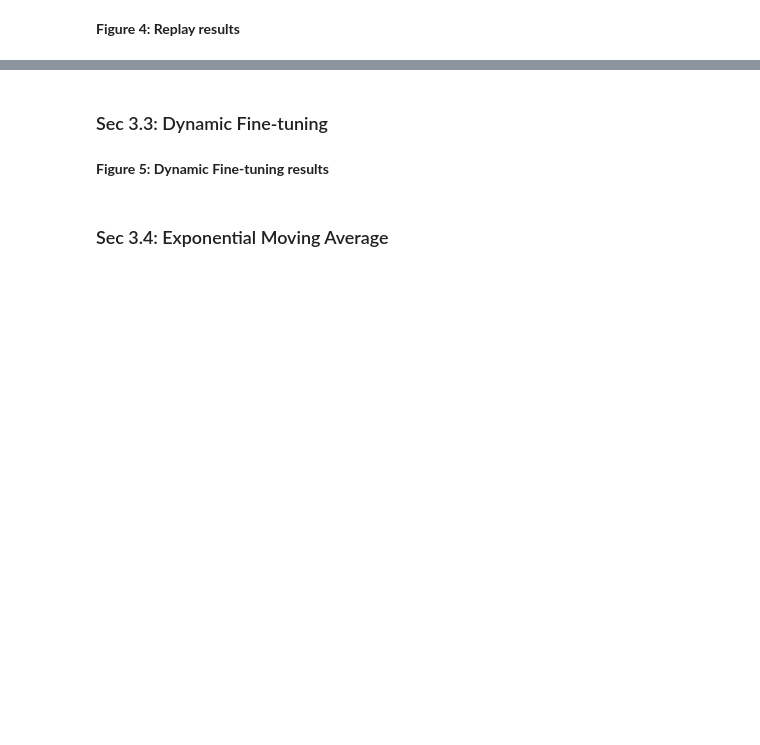
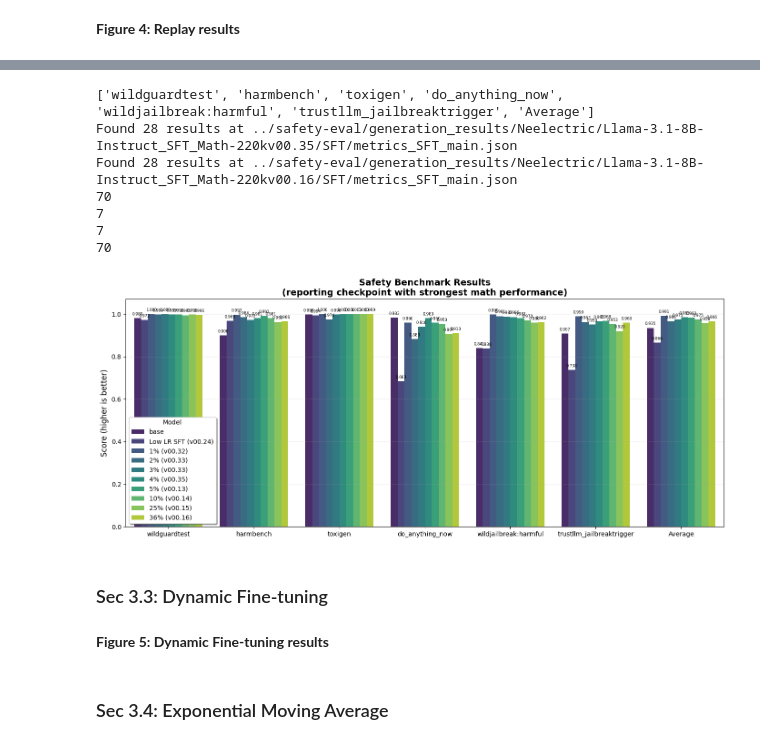
Before and after one commit to Neelectric/open-r1_safety, a Jupyter notebook: data_viz/prep_paper_data_viz.ipynb, the cells around one changed output, grey strips where cells are left out. Cells and saved outputs as stored; diff of their text form; code cells hidden in the pictures; blank space fills up the shorter version.

```diff
--- a/data_viz/prep_paper_data_viz.ipynb
+++ b/data_viz/prep_paper_data_viz.ipynb
@@ -220,3 +480,83 @@ plt.show()
+# %%
+root_file_path = "../safety-eval/generation_results/"
+model = "Neelectric/Llama-3.1-8B-Instruct_SFT_Math-220kv00."
+
+safety_benchmark_configs = [
+    ('wildguardtest', 'inverted_micro_harm_lower'),
+    ('harmbench', 'inverted_micro_asr_lower'),
+    ('toxigen', 'safe_overall'),
+    ('do_anything_now', 'inverted_macro_asr'),
+    ('wildjailbreak:harmful', 'inverted_macro_asr'),
+    ('trustllm_jailbreaktrigger', 'inverted_macro_asr')
+]
+
+benchmarks = [benchmark[0] for benchmark in safety_benchmark_configs] + ["Average"]
+print(benchmarks)
+
+### do it for base
+base_path = root_file_path + "meta-llama/Llama-3.1-8B-Instruct" + "/base/metrics_base_main.json"
+base_values = retrieve_results(results_json_path=base_path, benchmark_configs=safety_benchmark_configs, compute_mean=True)
+
+
+### do it for low lr sft
+low_lr_path = root_file_path + model + "24" + "/SFT/metrics_SFT_main.json"
+low_lr_values = retrieve_results(results_json_path=low_lr_path, benchmark_configs=safety_benchmark_configs, compute_mean=True)
+
+### do it for low replay values
+low_replay_values = []
+for i in range(32,36):
+    version_id = str(i)
+    low_replay_path = root_file_path + model + version_id + "/SFT/metrics_SFT_main.json"
+    low_replay_values += retrieve_results(results_json_path=low_replay_path, benchmark_configs=safety_benchmark_configs, compute_mean=True)
+print(f"Found {len(low_replay_values)} results at {low_replay_path}")
+
+### do it for high replay values
+high_replay_values = []
+for i in range(13,17):
+    version_id = str(i)
+    high_replay_path = root_file_path + model + version_id + "/SFT/metrics_SFT_main.json"
+    high_replay_values += retrieve_results(results_json_path=high_replay_path, benchmark_configs=safety_benchmark_configs, compute_mean=True)
+print(f"Found {len(high_replay_values)} results at {high_replay_path}")
+
+
+n = 1 + 1 + 4 + 4
+print(len(benchmarks * n))
+print(len(base_values))
+print(len(low_lr_values))
+print(len(base_values + low_lr_values + low_replay_values + high_replay_values))
+
+
+df = pd.DataFrame({
+    'Benchmark': benchmarks * n,
+    'Value': base_values + low_lr_values + low_replay_values + high_replay_values,
+    'Model': ['base'] * len(benchmarks) + ['Low LR SFT (v00.24)'] * len(benchmarks) + ['1% (v00.32)'] * len(benchmarks) + ['2% (v00.33)'] * len(benchmarks)  + ['3% (v00.33)'] * len(benchmarks) + ['4% (v00.35)'] * len(benchmarks) + ['5% (v00.13)'] * len(benchmarks) + ['10% (v00.14)'] * len(benchmarks) + ['25% (v00.15)'] * len(benchmarks) + ['36% (v00.16)'] * len(benchmarks)
+})
+
+fig, ax = plt.subplots(figsize=(14, 6))
+palette = sns.color_palette("viridis", n)
+bars = sns.barplot(data=df, x='Benchmark', y='Value', hue='Model', ax=ax, palette=palette)
+
+# again we add value labels on top of bars
+for container in ax.containers:
+    ax.bar_label(container, fmt='%.3f', padding=3, fontsize=6)
+
+ax.set_xlabel('')
+ax.set_ylabel('Score (higher is better)', fontsize=12)
+ax.set_title('Safety Benchmark Results\n(reporting checkpoint with strongest math performance)', fontsize=14, fontweight='bold')
+ax.legend(title='Model', frameon=True, fancybox=True, shadow=True)
+ax.grid(axis='y', alpha=0.3, linestyle='--')
+ax.set_ylim(0, 1 * 1.07) # trying to give room for labels
+plt.tight_layout()
+plt.show()
+# %% [output]
+['wildguardtest', 'harmbench', 'toxigen', 'do_anything_now', 'wildjailbreak:harmful', 'trustllm_jailbreaktrigger', 'Average']
+Found 28 results at ../safety-eval/generation_results/Neelectric/Llama-3.1-8B-Instruct_SFT_Math-220kv00.35/SFT/metrics_SFT_main.json
+Found 28 results at ../safety-eval/generation_results/Neelectric/Llama-3.1-8B-Instruct_SFT_Math-220kv00.16/SFT/metrics_SFT_main.json
+70
+7
+7
+70
+[figure, added]
 # %% [markdown]
 ### Sec 3.3: Dynamic Fine-tuning
 # %% [markdown]
```
Also changed, not shown: parts of 15 cells of this notebook, 4 other files.
